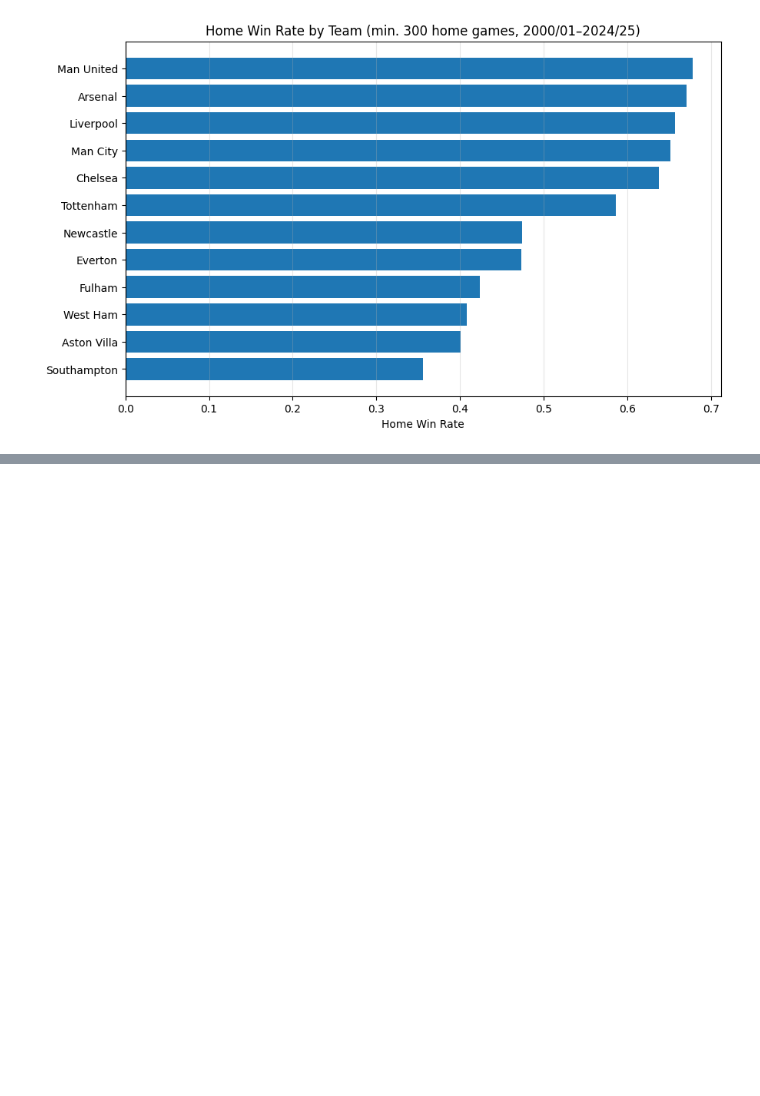
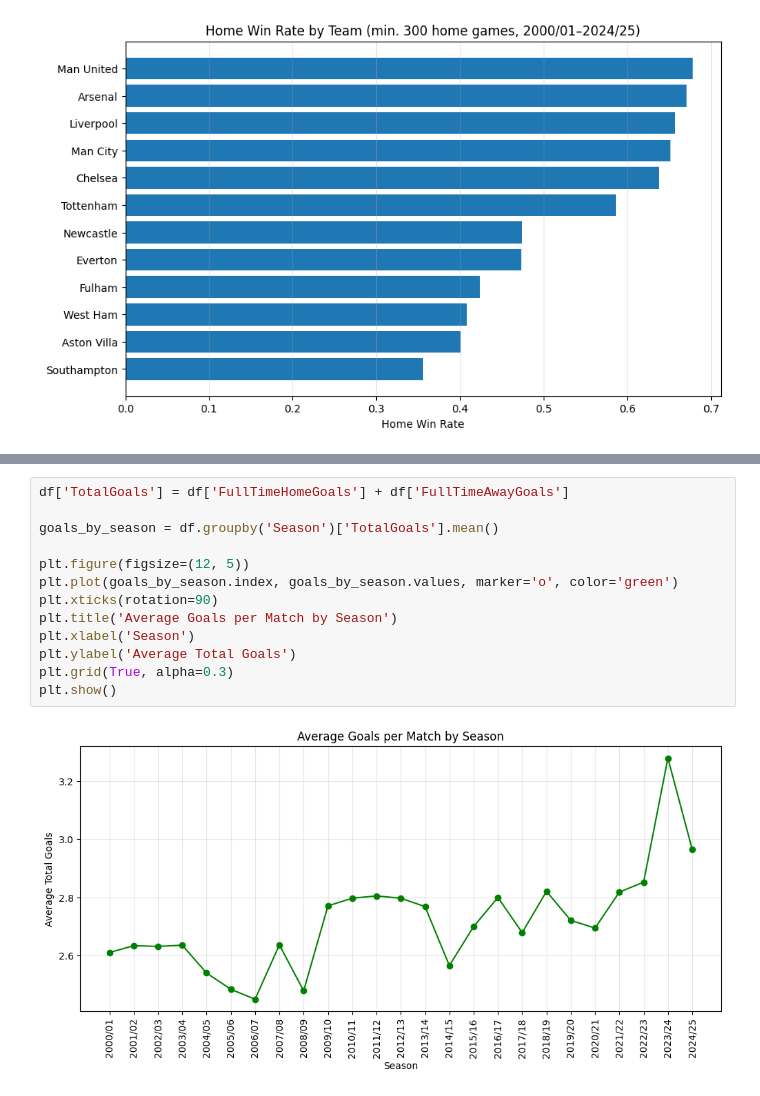
Before and after one commit to azizdaim/epl-data-analysis, a Jupyter notebook: epl_eda.ipynb, the cells around one changed output, grey strips where cells are left out. Cells and saved outputs as stored; diff of their text form; blank space fills up the shorter version.

Commit message:
Add average goals per match by season

```diff
--- a/epl_eda.ipynb
+++ b/epl_eda.ipynb
@@ -178,0 +183,15 @@ plt.show()
+# %%
+df['TotalGoals'] = df['FullTimeHomeGoals'] + df['FullTimeAwayGoals']
+
+goals_by_season = df.groupby('Season')['TotalGoals'].mean()
+
+plt.figure(figsize=(12, 5))
+plt.plot(goals_by_season.index, goals_by_season.values, marker='o', color='green')
+plt.xticks(rotation=90)
+plt.title('Average Goals per Match by Season')
+plt.xlabel('Season')
+plt.ylabel('Average Total Goals')
+plt.grid(True, alpha=0.3)
+plt.show()
+# %% [output]
+[figure, added]
```
Also changed, not shown: parts of 1 cell of this notebook.
